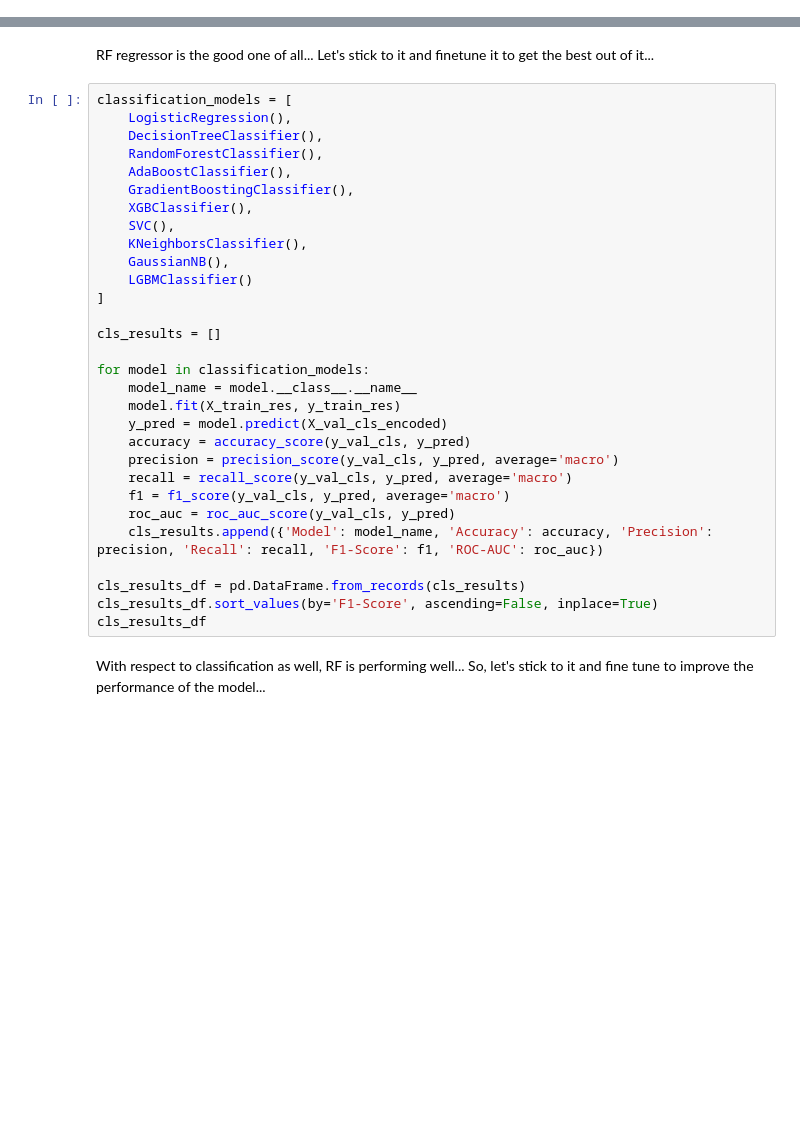
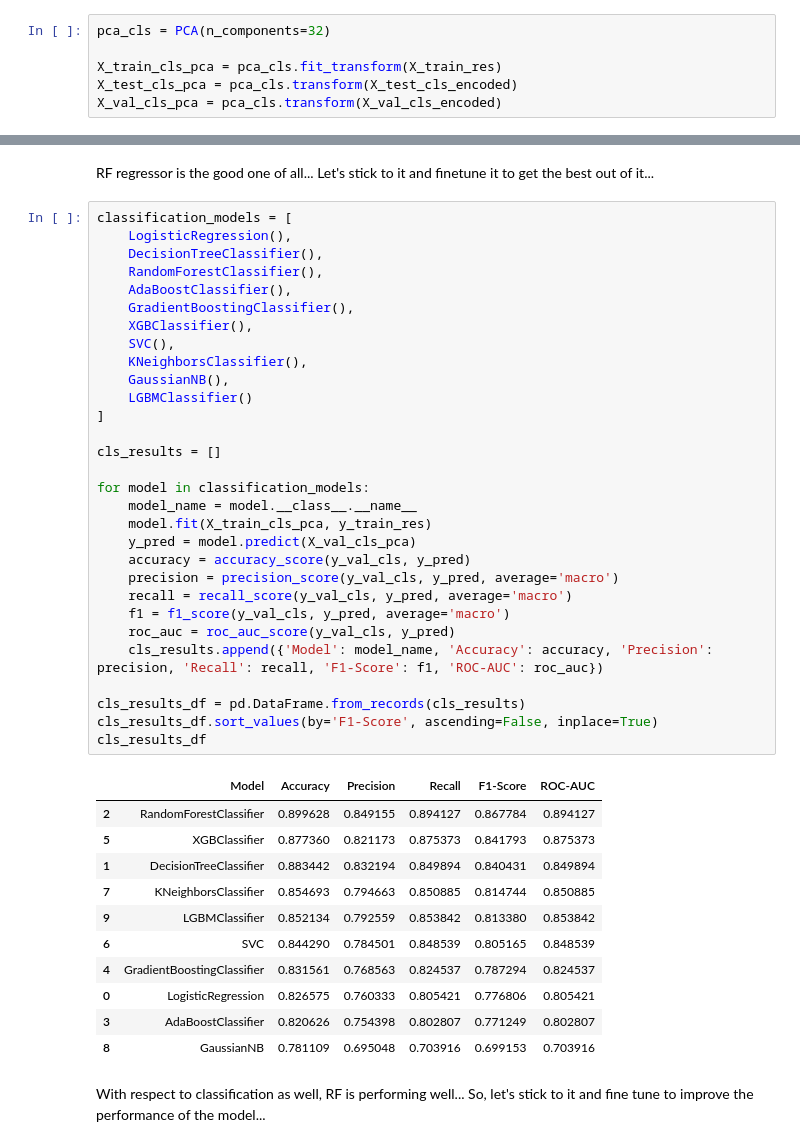
Before and after one commit to Nirmal-Data-Scientist/Copper-Price-Prediction-and-Leads-Classification, a Jupyter notebook: copper-price-prediction-and-leads-classification.ipynb, the cells around one changed output, grey strips where cells are left out. Cells and saved outputs as stored; diff of their text form; blank space fills up the shorter version.

```diff
--- a/copper-price-prediction-and-leads-classification.ipynb
+++ b/copper-price-prediction-and-leads-classification.ipynb
@@ -994,6 +988,12 @@ y_train_res.value_counts().plot.pie(autopct='%.2f', label='', title = 'Leads Pro
 # %% [output]
 <Axes: title={'center': 'Leads Proportion in Train Set after Balancing'}>
 [figure]
+# %%
+pca_cls = PCA(n_components=32)
+
+X_train_cls_pca = pca_cls.fit_transform(X_train_res)
+X_test_cls_pca = pca_cls.transform(X_test_cls_encoded)
+X_val_cls_pca = pca_cls.transform(X_val_cls_encoded)
 # %% [markdown]
 Now, we are all set to build both regression and classification models... Let's move forward...
 # %% [markdown]
@@ -1062,33 +1061,45 @@ RF regressor is the good one of all... Let's stick to it and finetune it to get
 # %%
 classification_models = [
     LogisticRegression(),
     DecisionTreeClassifier(),
     RandomForestClassifier(),
     AdaBoostClassifier(),
     GradientBoostingClassifier(),
     XGBClassifier(),
     SVC(),
     KNeighborsClassifier(),
     GaussianNB(),
     LGBMClassifier()
 ]
 
 cls_results = []
 
 for model in classification_models:
     model_name = model.__class__.__name__
-    model.fit(X_train_res, y_train_res)
-    y_pred = model.predict(X_val_cls_encoded)
+    model.fit(X_train_cls_pca, y_train_res)
+    y_pred = model.predict(X_val_cls_pca)
     accuracy = accuracy_score(y_val_cls, y_pred)
     precision = precision_score(y_val_cls, y_pred, average='macro')
     recall = recall_score(y_val_cls, y_pred, average='macro')
     f1 = f1_score(y_val_cls, y_pred, average='macro')
     roc_auc = roc_auc_score(y_val_cls, y_pred)
     cls_results.append({'Model': model_name, 'Accuracy': accuracy, 'Precision': precision, 'Recall': recall, 'F1-Score': f1, 'ROC-AUC': roc_auc})
 
 cls_results_df = pd.DataFrame.from_records(cls_results)
 cls_results_df.sort_values(by='F1-Score', ascending=False, inplace=True)
 cls_results_df
+# %% [output]
+|  | Model | Accuracy | Precision | Recall | F1-Score | ROC-AUC |
+| 2 | RandomForestClassifier | 0.899628 | 0.849155 | 0.894127 | 0.867784 | 0.894127 |
+| 5 | XGBClassifier | 0.877360 | 0.821173 | 0.875373 | 0.841793 | 0.875373 |
+| 1 | DecisionTreeClassifier | 0.883442 | 0.832194 | 0.849894 | 0.840431 | 0.849894 |
+| 7 | KNeighborsClassifier | 0.854693 | 0.794663 | 0.850885 | 0.814744 | 0.850885 |
+| 9 | LGBMClassifier | 0.852134 | 0.792559 | 0.853842 | 0.813380 | 0.853842 |
+| 6 | SVC | 0.844290 | 0.784501 | 0.848539 | 0.805165 | 0.848539 |
+| 4 | GradientBoostingClassifier | 0.831561 | 0.768563 | 0.824537 | 0.787294 | 0.824537 |
+| 0 | LogisticRegression | 0.826575 | 0.760333 | 0.805421 | 0.776806 | 0.805421 |
+| 3 | AdaBoostClassifier | 0.820626 | 0.754398 | 0.802807 | 0.771249 | 0.802807 |
+| 8 | GaussianNB | 0.781109 | 0.695048 | 0.703916 | 0.699153 | 0.703916 |
 # %% [markdown]
 With respect to classification as well, RF is performing well... So, let's stick to it and fine tune to improve the performance of the model...
 # %%
```
Also changed, not shown: parts of 18 cells of this notebook, 11 other files.
